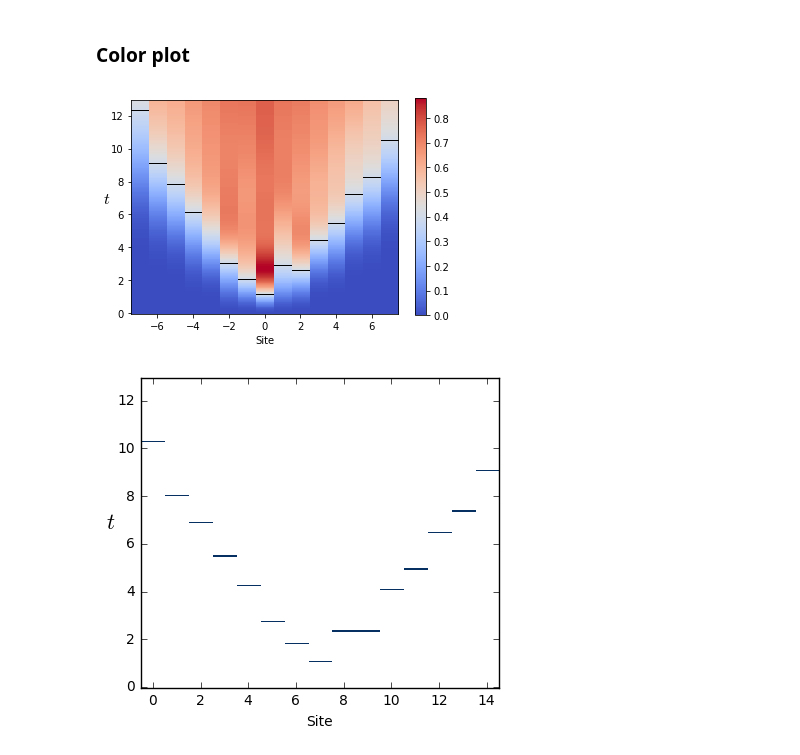
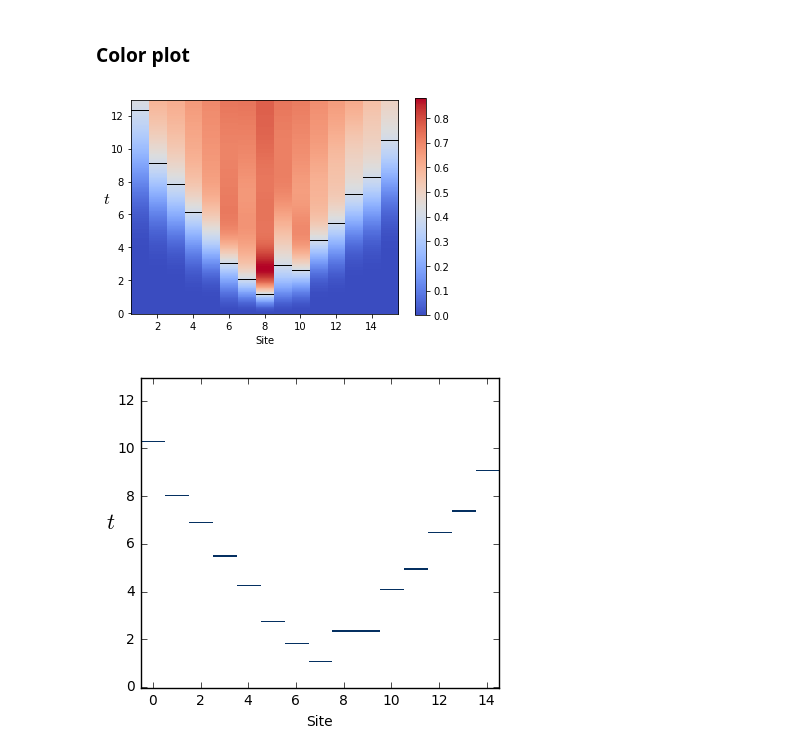
Before and after one commit to cnstahl/Asymmetric, a Jupyter notebook: python/Hamiltonian/Z OTOC color.ipynb, the cells around one changed output. Drawn from its saved outputs; the diff is of its cells as text; code cells hidden in the pictures.

```diff
--- a/python/Hamiltonian/Z OTOC color.ipynb
+++ b/python/Hamiltonian/Z OTOC color.ipynb
@@ -54,28 +54,28 @@ my_cmap = ListedColormap(my_cmap)
 # %%
 L, tot = np.shape(mean)
 T = 13
 data = mean.T[len(mean.T)*T//end::-1]
-extent = [-L/2, L/2, -.5/n, T-.5/n]
+extent = [1 - .5, L+.5, -.5/n, T-.5/n]
 
 # Plot Data
 fig, ax = plt.subplots()
 interpolation='nearest'
 cs = ax.imshow(data, cmap='coolwarm', interpolation=interpolation, extent=extent)
 ax.set_aspect(1)
 fig.colorbar(cs)
 
 # Overlay bars
 bar_pos = .4
 cs = ax.imshow(np.logical_and(data < bar_pos, np.roll(data, 1, axis=0) > bar_pos), interpolation='nearest', cmap=my_cmap, extent=extent)
 
 plt.ylabel("$t$", rotation=0, fontsize=16)
 plt.xlabel("Site")
 if interpolation==None: interpolation='none'
 ax.set_aspect(.8*L/T)
 # plt.savefig('figures/L'+str( L)+'t'+str(tot/n)+interpolation+'.pdf')
 plt.show()
 # %% [output]
-[figure, old version]
+[figure, new version]
 # %%
 fig, ax = plt.subplots()
 data = mean.T[len(mean.T)*12//13::-1]
```
Also changed, not shown: 20 other files.
